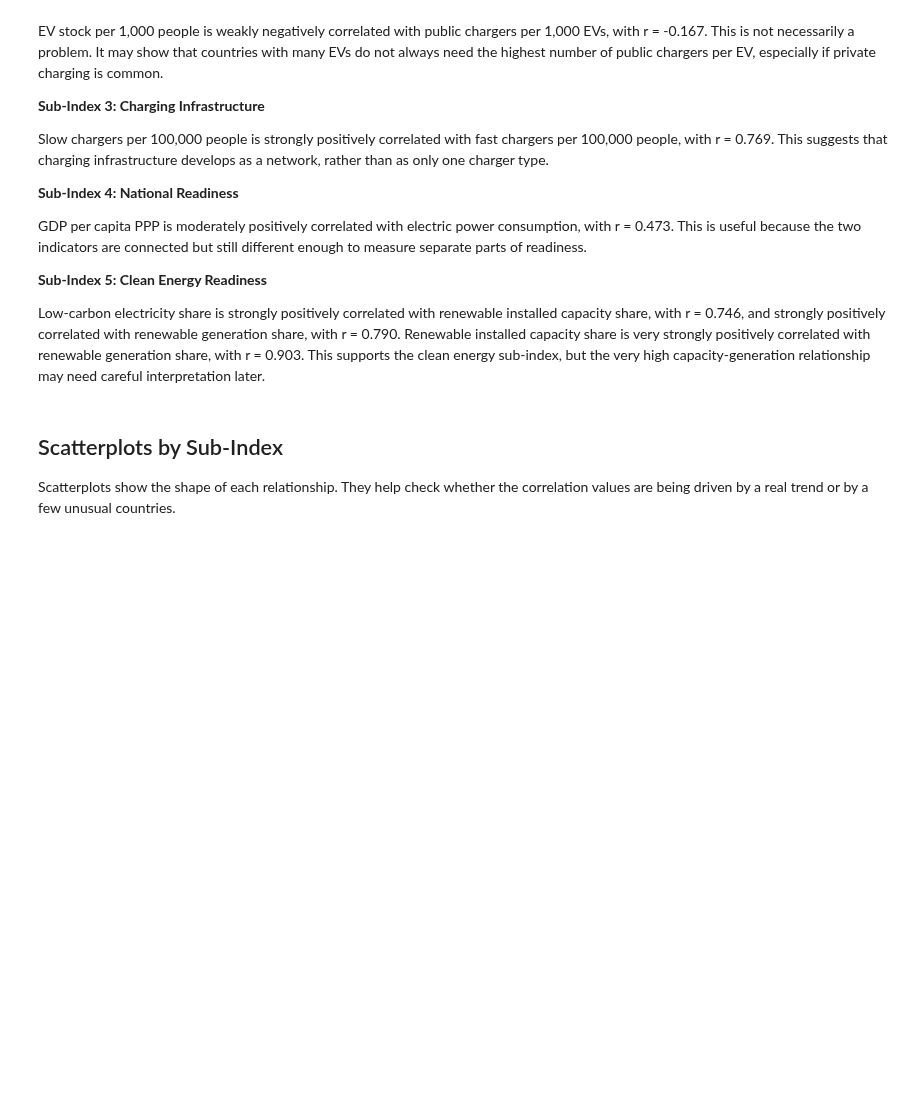
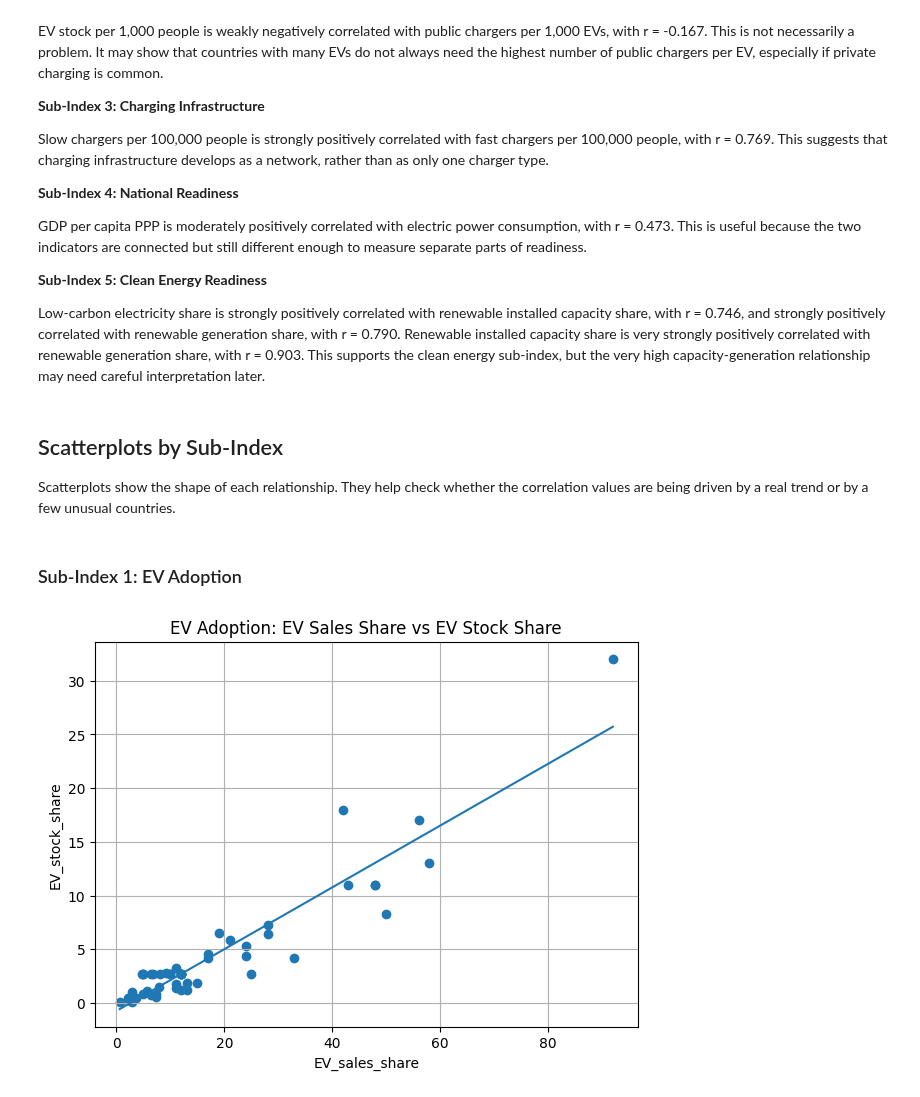
Before and after one commit to RathnamMeghana/DAV_CA1, a Jupyter notebook: index.ipynb, the cells around one changed output. Cells and saved outputs as stored; diff of their text form; code cells hidden in the pictures; blank space fills up the shorter version.

Commit message:
🚗 Add EV adoption scatterplot
Added the EV adoption relationship plot and interpretation.

Used it to compare EV sales share with EV stock share.

```diff
--- a/index.ipynb
+++ b/index.ipynb
@@ -1178,3 +1178,13 @@ def plot_relationship(x_column, y_column, title):
 
     plt.grid(True)
     plt.show()
+# %% [markdown]
+### Sub-Index 1: EV Adoption
+# %%
+plot_relationship(
+    "EV_sales_share",
+    "EV_stock_share",
+    "EV Adoption: EV Sales Share vs EV Stock Share"
+)
+# %% [output]
+[figure, added]
```
Also changed, not shown: parts of 1 cell of this notebook.
